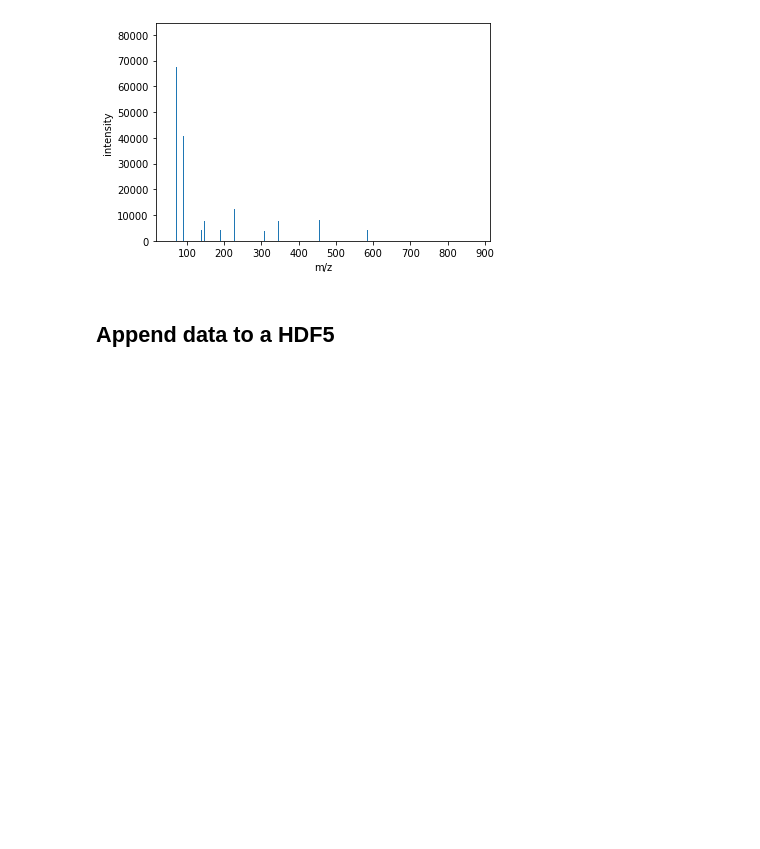
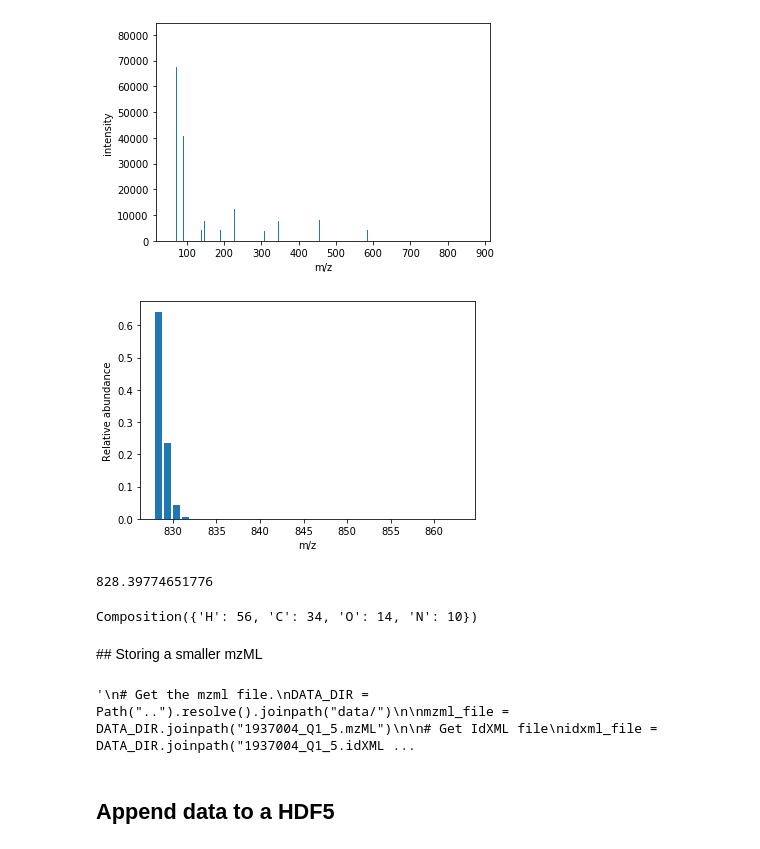
Before and after one commit to pierrepo/JupyterMS, a Jupyter notebook: notebooks/MS_visualization.ipynb, the cells around one changed output. Drawn from its saved outputs; the diff is of its cells as text; code cells hidden in the pictures; blank space fills up the shorter version.

```diff
--- a/notebooks/MS_visualization.ipynb
+++ b/notebooks/MS_visualization.ipynb
@@ -282,3 +314,26 @@ for i, ms2_scan in enumerate(ms2_scans):
         break
 # %% [output]
 [figure]
+# %%
+isotopes = [isotope for isotope in mass.isotopologues("VQPEDNK", isotope_threshold=5e-3)]
+# %%
+relative_abundances = [mass.isotopic_composition_abundance(isotope) for isotope in isotopes]
+# %%
+# Assumes a charge of 1.
+#print([isotope.mass() for isotope in isotopes[:10]], range(len(relative_abundances[:10])))
+plt.bar([isotope.mass() for isotope in isotopes], relative_abundances)
+plt.xlabel("m/z")
+plt.ylabel("Relative abundance")
+plt.show()
+# %% [output]
+[figure, added]
+# %%
+isotopes[0].mass()
+# %% [output]
+828.39774651776
+# %%
+mass.Composition("VQPEDNK")
+# %% [output]
+Composition({'H': 56, 'C': 34, 'O': 14, 'N': 10})
+# %% [markdown]
+## Storing a smaller mzML
@@ -285,3 +342,32 @@ for i, ms2_scan in enumerate(ms2_scans):
+# %%
+"""
+# Get the mzml file.
+DATA_DIR = Path("..").resolve().joinpath("data/")
+
+mzml_file = DATA_DIR.joinpath("1937004_Q1_5.mzML")
+
+# Get IdXML file
+idxml_file = DATA_DIR.joinpath("1937004_Q1_5.idXML")
+
+# Storing the MzML content
+exp = MSExperiment()
+MzMLFile().load(str(mzml_file), exp)
+
+spectrums = []
+max_spectrum = 1500
+
+e = MSExperiment()
+
+for i, spec in enumerate(exp):
+    if i >= max_spectrum:
+        break
+    else:
+        e.addSpectrum(spec)
+
+MzMLFile().store("smaller.mzML", e)
+"""
+# %% [output]
+'\n# Get the mzml file.\nDATA_DIR = Path("..").resolve().joinpath("data/")\n\nmzml_file = DATA_DIR.joinpath("1937004_Q1_5.mzML")\n\n# Get IdXML file\nidxml_file = DATA_DIR.joinpath("1937004_Q1_5.idXML ...
 # %% [markdown]
 ## Append data to a HDF5
 # %%
```
Also changed, not shown: parts of 38 cells of this notebook.
